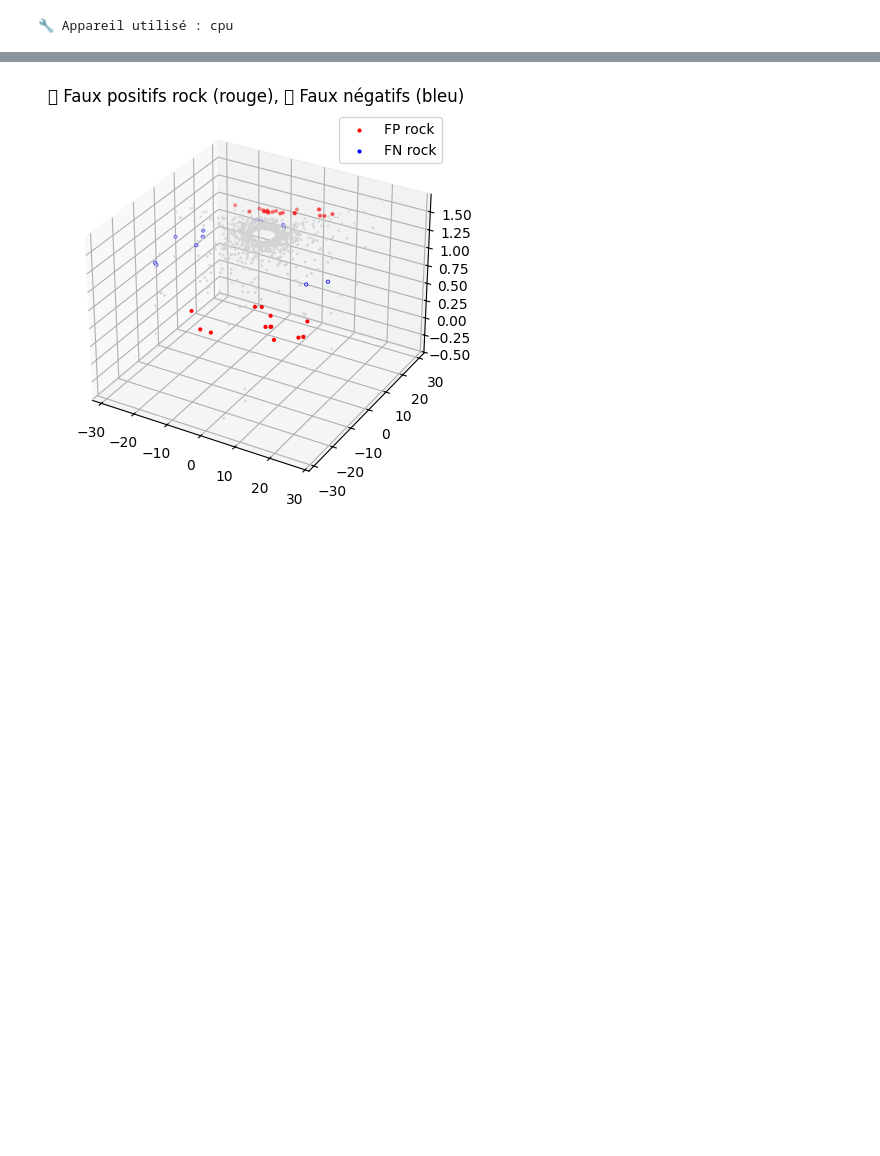
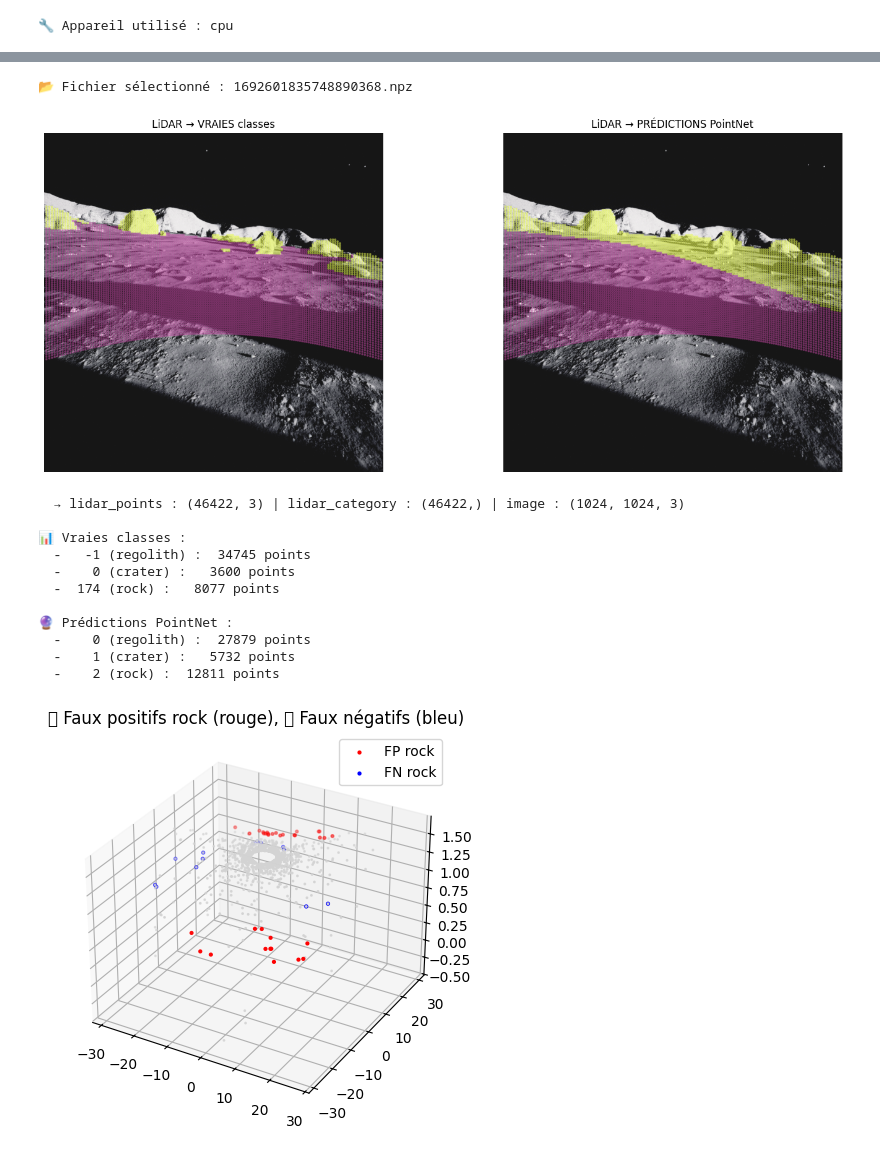
Before and after one commit to TheoGachet/point-transformer, a Jupyter notebook: pointnet.ipynb, the cells around one changed output, grey strips where cells are left out. Cells and saved outputs as stored; diff of their text form; code cells hidden in the pictures; blank space fills up the shorter version.

```diff
--- a/pointnet.ipynb
+++ b/pointnet.ipynb
@@ -368,3 +472,19 @@ weighted avg     0.9301    0.9049    0.9125    489472
+# %%
+validate_npz_compare_preds(195, model, device)
+# %% [output]
+📂 Fichier sélectionné : 1692601835748890368.npz
+[figure, added]
+  → lidar_points : (46422, 3) | lidar_category : (46422,) | image : (1024, 1024, 3)
+
+📊 Vraies classes :
+  -   -1 (regolith) :  34745 points
+  -    0 (crater) :   3600 points
+  -  174 (rock) :   8077 points
+
+🔮 Prédictions PointNet :
+  -    0 (regolith) :  27879 points
+  -    1 (crater) :   5732 points
+  -    2 (rock) :  12811 points
 # %%
 # ➤ chargement du meilleur modèle
 model.load_state_dict(torch.load(SAVE_PATH, map_location=device))
```
Also changed, not shown: parts of 12 cells of this notebook.
